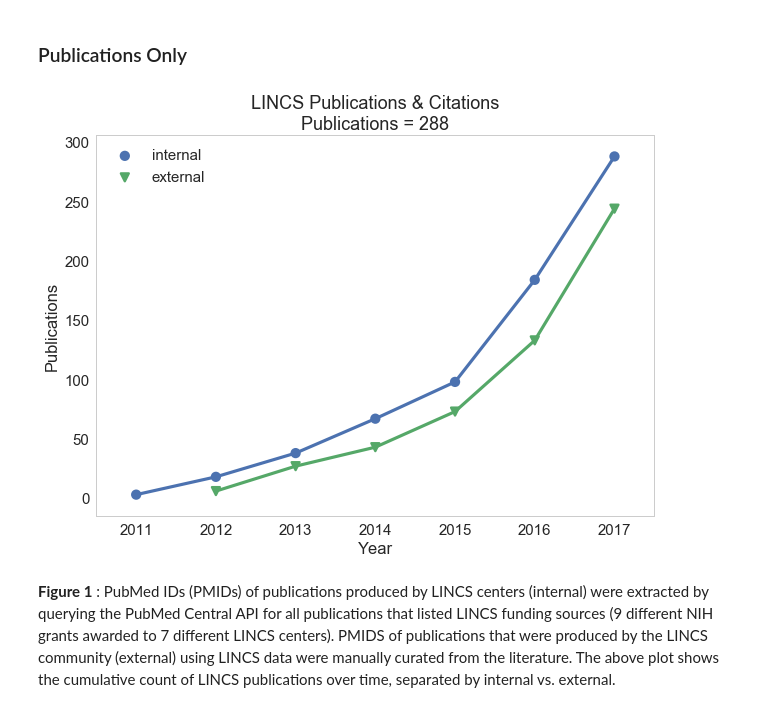
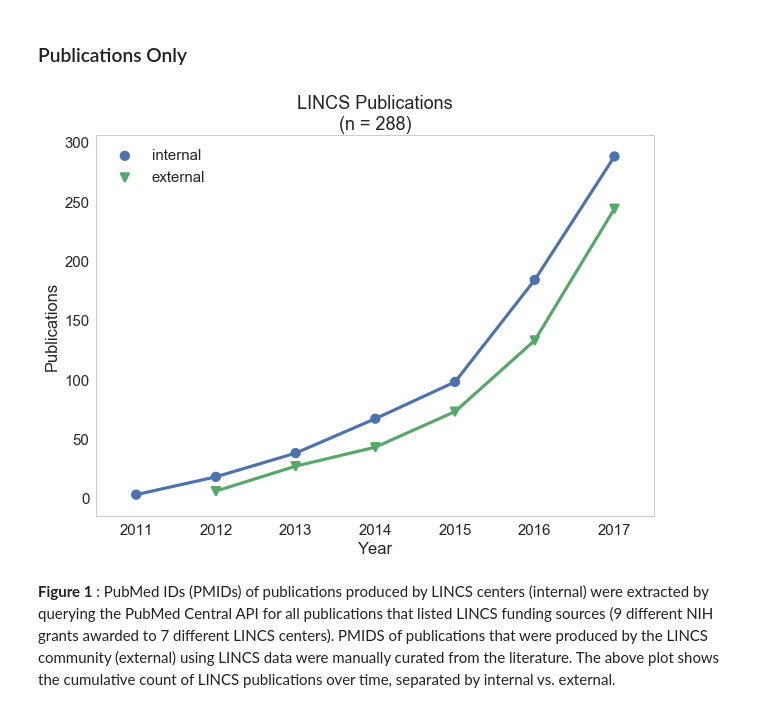
Before and after one commit to MaayanLab/LINCS-Publications-Report, a Jupyter notebook: LINCS_publications.ipynb, the cells around one changed output. Saved outputs shown, nothing was run; the diff lists cells and outputs as text; code cells hidden in the pictures.

```diff
--- a/LINCS_publications.ipynb
+++ b/LINCS_publications.ipynb
@@ -661,18 +661,17 @@ plt.title('LINCS Publications & Citations\nPublications = '+
 # %%
 fig, ax = plt.subplots(figsize=(10,7))
 
 # Plot publications
 g1 = sn.pointplot(data=grouped_pubs, x='YEAR', y='cumul_publications', hue='InternalExternal',linestyles=["-", "-"],markers=['o','v'])
 plt.xlabel('Year')
 plt.ylabel('Publications')
 # Custom legend
 h1 = plt.gca().get_label()
 lg1 = plt.legend(title='', handles=h1, labels=['Internal','External'], loc='upper left')
 
-plt.title('LINCS Publications & Citations\nPublications = '+
-          str( sum(grouped_pubs['pm_id']) )) ;
+plt.title('LINCS Publications\n(n = '+ str( sum(grouped_pubs['pm_id']) ) +')') ;
 # %% [output]
-[figure, old version]
+[figure, new version]
 # %% [markdown]
 **Figure 1** : PubMed IDs (PMIDs) of publications produced by LINCS centers (internal) were extracted by querying the PubMed Central API for all publications that listed LINCS funding sources (9 different NIH grants awarded to 7 different LINCS centers). PMIDS of publications that were produced by the LINCS community (external) using LINCS data were manually curated from the literature. The above plot shows the cumulative count of LINCS publications over time, separated by internal vs. external.
 # %% [markdown]
```
Also changed, not shown: parts of 1 cell of this notebook.
